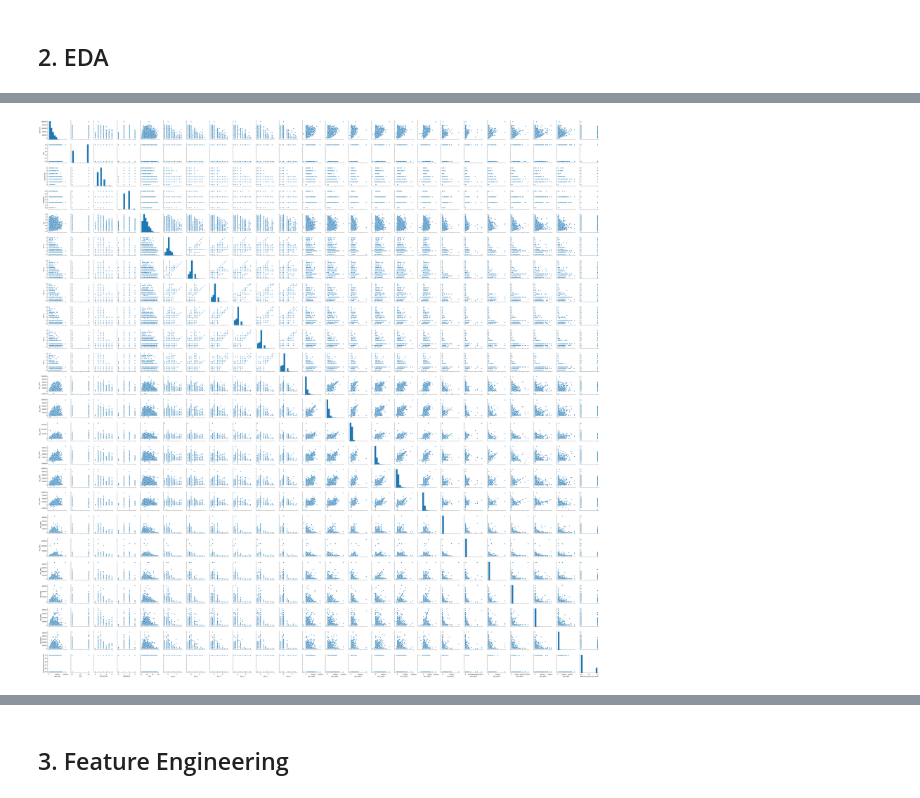
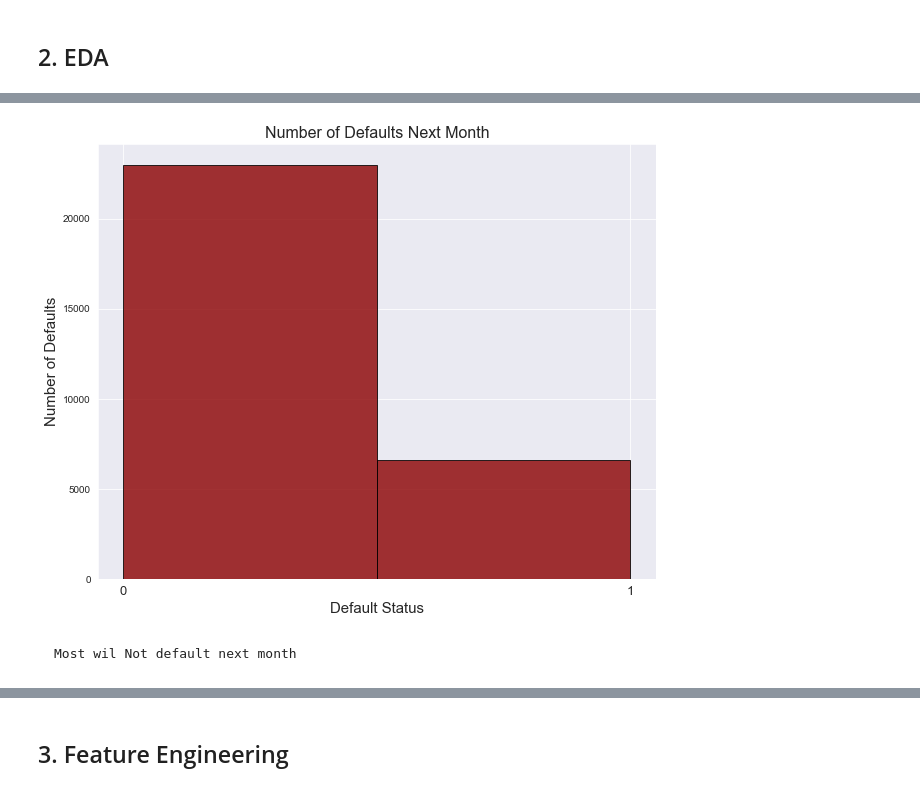
Before and after one commit to jeussantiago/mod3_class, a Jupyter notebook: classification-assessment/classification-assessment.ipynb, the cells around one changed output, grey strips where cells are left out. Saved outputs shown, nothing was run; the diff lists cells and outputs as text; code cells hidden in the pictures.

````diff
--- a/classification-assessment/classification-assessment.ipynb
+++ b/classification-assessment/classification-assessment.ipynb
@@ -145,5 +205,15 @@ plt.show()
-# %%
-sns.pairplot(df)
-plt.show()
-# %% [output]
-[figure, removed]
+# %%
+#Target Variable
+plt.figure(figsize=(10,8))
+df['default payment next month'].hist(bins=2,edgecolor='black', color='darkred', alpha=0.8)
+plt.title('Number of Defaults Next Month', fontsize=16)
+plt.ylabel('Number of Defaults',  fontsize=15)
+plt.xlabel('Default Status', fontsize=15)
+plt.xticks([0,1], fontsize=13)
+plt.show()
+# %% [output]
+[figure, added]
+# %% [markdown]
+```
+Most wil Not default next month
+```
````
Also changed, not shown: parts of 39 cells of this notebook.
